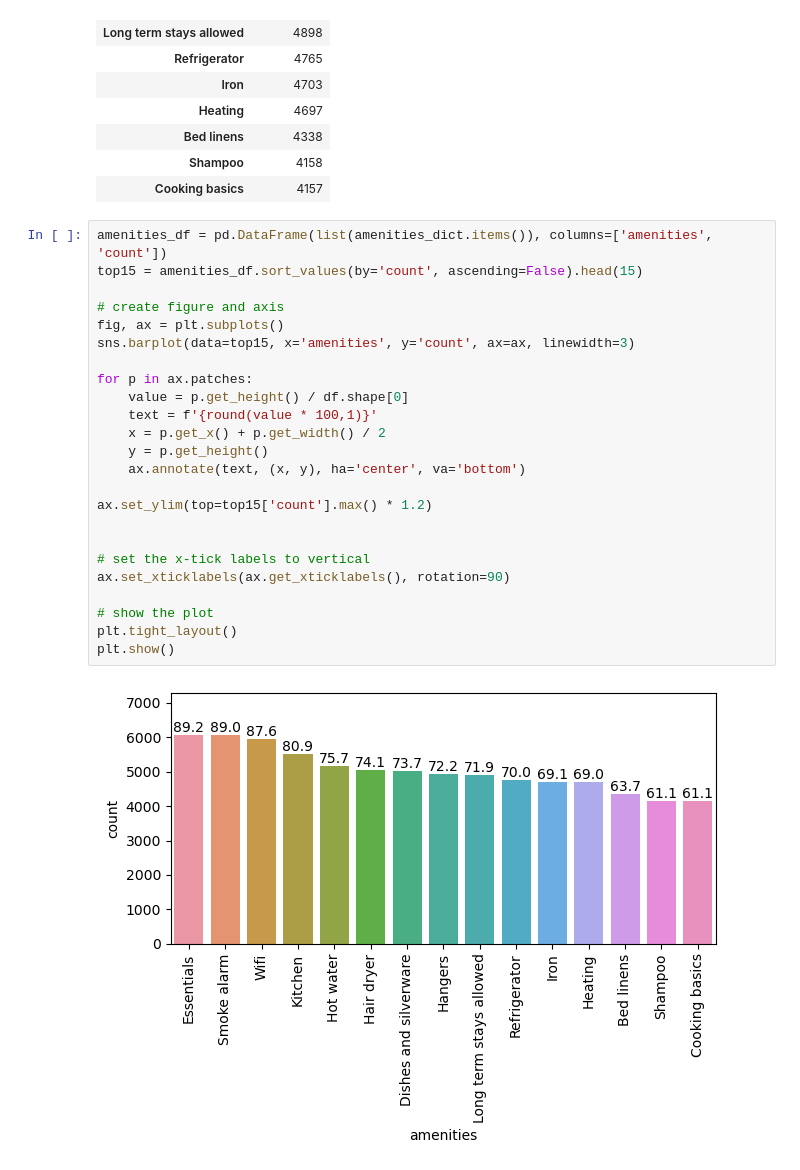
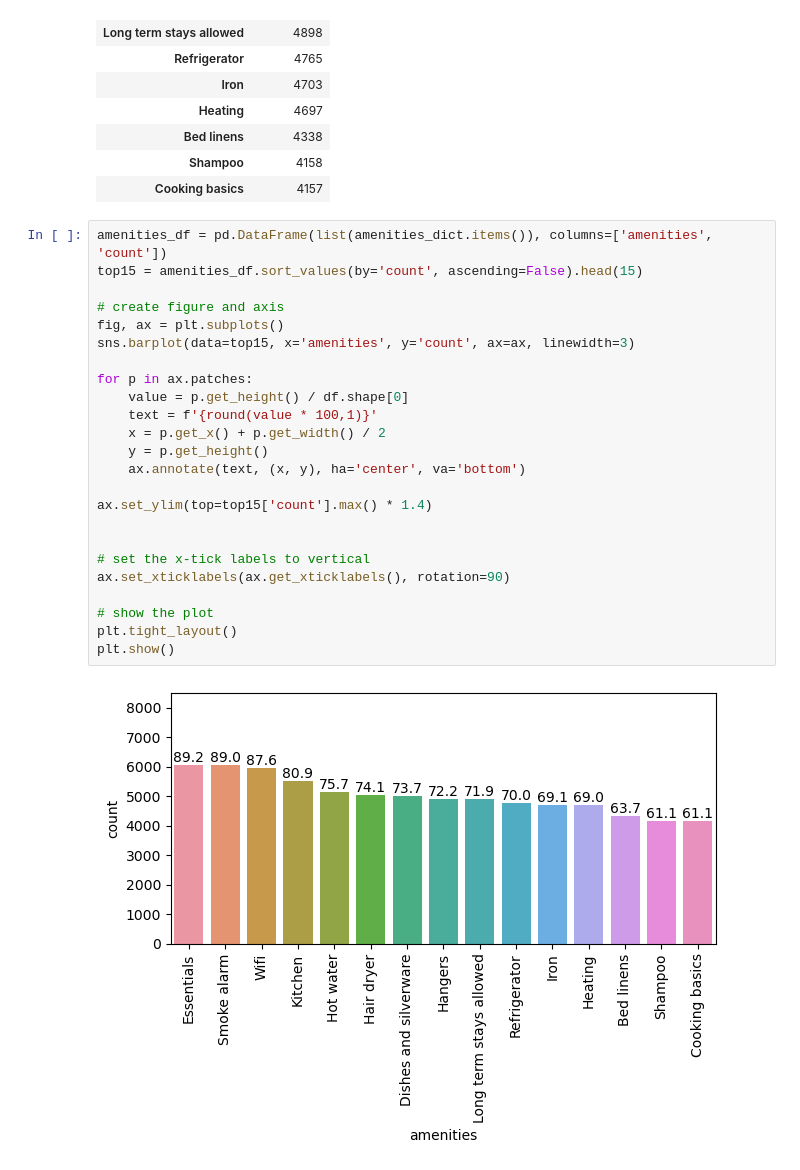
Before and after one commit to darklord-57/darklord, a Jupyter notebook: data_analysis/airbnb_EDA/EDA.ipynb, the cells around one changed output. Saved outputs shown, nothing was run; the diff lists cells and outputs as text.

```diff
--- a/data_analysis/airbnb_EDA/EDA.ipynb
+++ b/data_analysis/airbnb_EDA/EDA.ipynb
@@ -173,27 +173,27 @@ pd.DataFrame(list(amenities_dict.items()), columns=['amenities', 'total_count'])
 # %%
 amenities_df = pd.DataFrame(list(amenities_dict.items()), columns=['amenities', 'count'])
 top15 = amenities_df.sort_values(by='count', ascending=False).head(15)
 
 # create figure and axis
 fig, ax = plt.subplots()
 sns.barplot(data=top15, x='amenities', y='count', ax=ax, linewidth=3)
 
 for p in ax.patches:
     value = p.get_height() / df.shape[0]
     text = f'{round(value * 100,1)}'
     x = p.get_x() + p.get_width() / 2
     y = p.get_height()
     ax.annotate(text, (x, y), ha='center', va='bottom')
 
-ax.set_ylim(top=top15['count'].max() * 1.2)
+ax.set_ylim(top=top15['count'].max() * 1.4)
 
 
 # set the x-tick labels to vertical
 ax.set_xticklabels(ax.get_xticklabels(), rotation=90)
 
 # show the plot
 plt.tight_layout()
 plt.show()
 # %% [output]
-[figure, old version]
+[figure, new version]
 # %%
```
Also changed, not shown: parts of 11 cells of this notebook.
